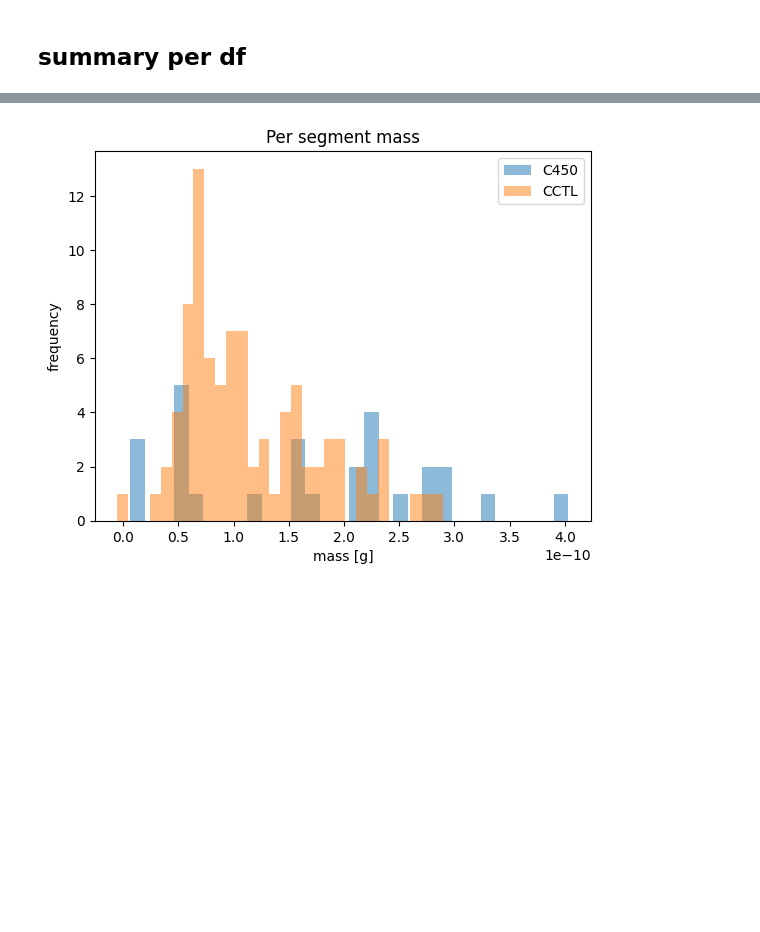
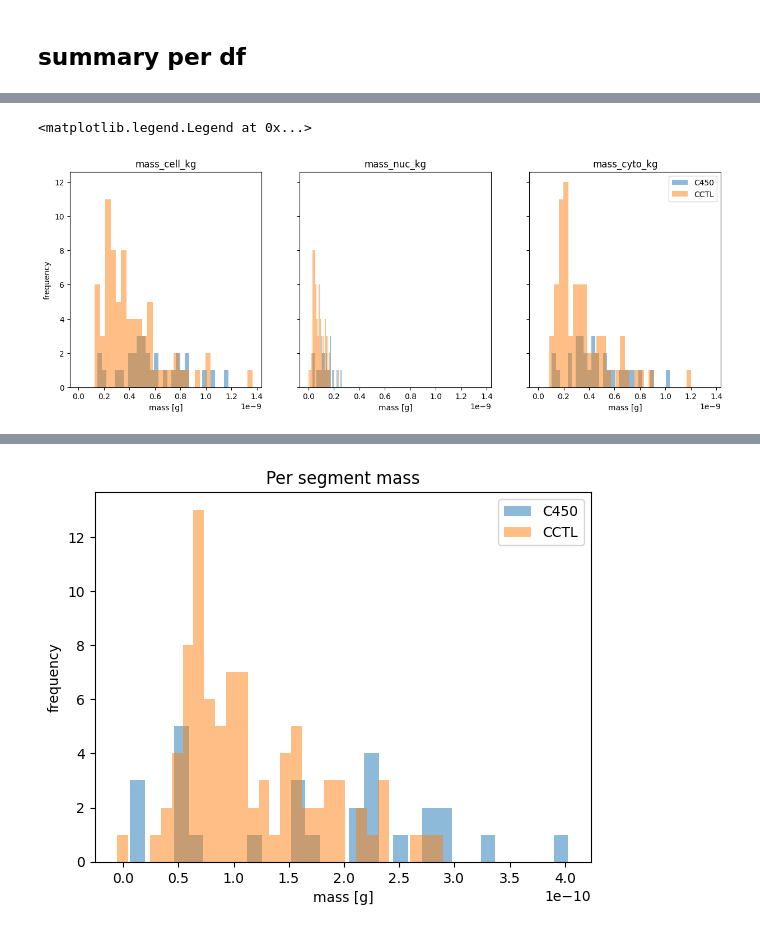
Before and after one commit to GrussmayerLab/dry_mass, a Jupyter notebook: mass_distribution_summary.ipynb, the cells around one changed output, grey strips where cells are left out. Drawn from its saved outputs; the diff is of its cells as text; code cells hidden in the pictures; blank space fills up the shorter version.

Commit message:
working nucleus cytosol separation with cell linking

```diff
--- a/mass_distribution_summary.ipynb
+++ b/mass_distribution_summary.ipynb
@@ -80,0 +81,17 @@ c_ctl_df.describe()
+# %%
+keys = ['cell', 'nuc', 'cyto']
+# %%
+f, ax = plt.subplots(ncols=len(keys), nrows=1, sharey=True, sharex=True, figsize=(15,5))
+
+axs= ax.flatten()
+for i, k in enumerate(keys):
+    axs[i].hist(c_c450_df[f'mass_{k}_kg'], bins=30, alpha=0.5, label='C450')
+    axs[i].hist(c_ctl_df[f'mass_{k}_kg'], bins=30, alpha=0.5, label='CCTL')
+    axs[i].set_xlabel('mass [g]')
+    axs[i].title.set_text(f'mass_{k}_kg')
+
+axs[0].set_ylabel('frequency')
+plt.legend()
+# %% [output]
+<matplotlib.legend.Legend at 0x...>
+[figure, added]
```
Also changed, not shown: parts of 10 cells of this notebook, 1 other file.
